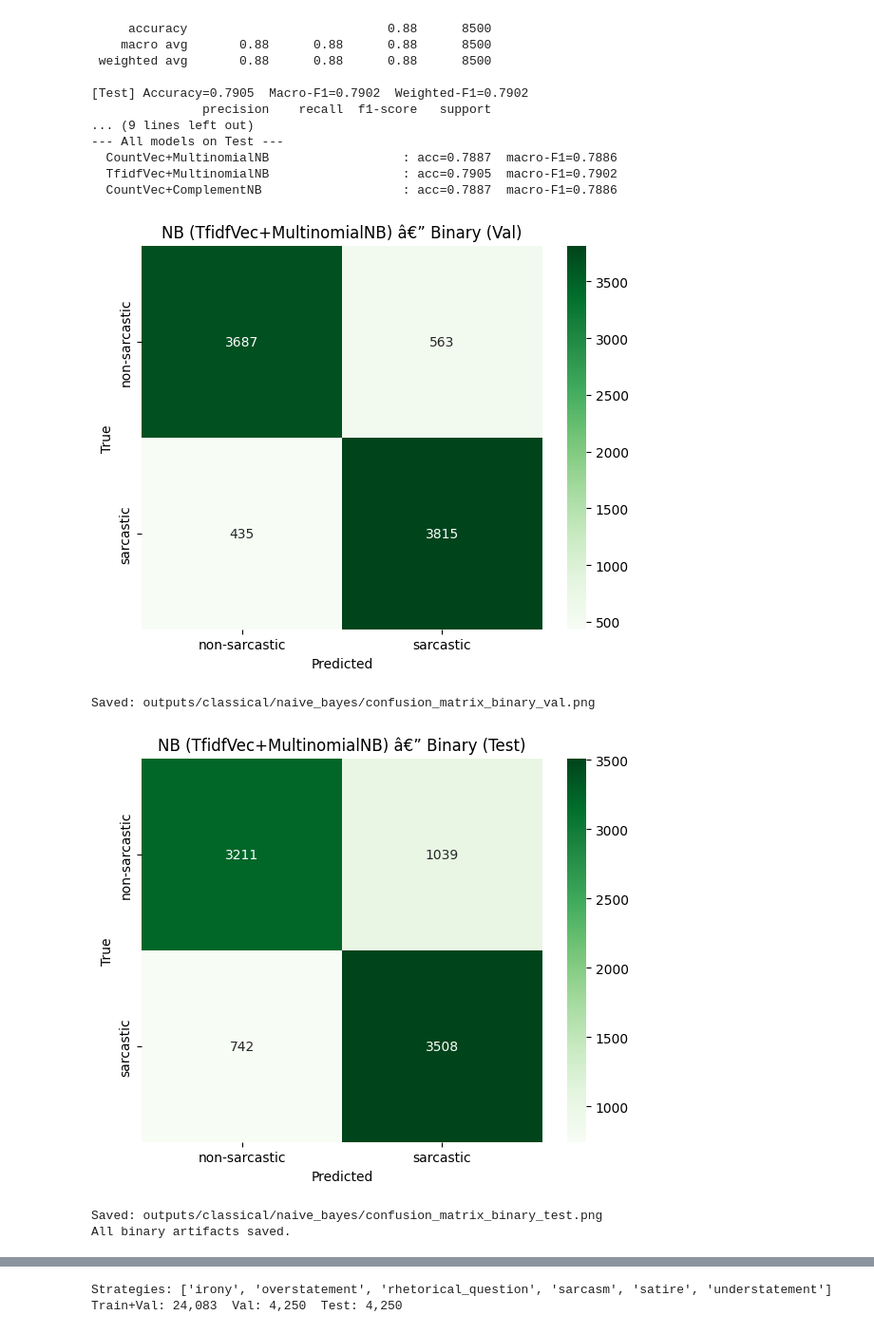
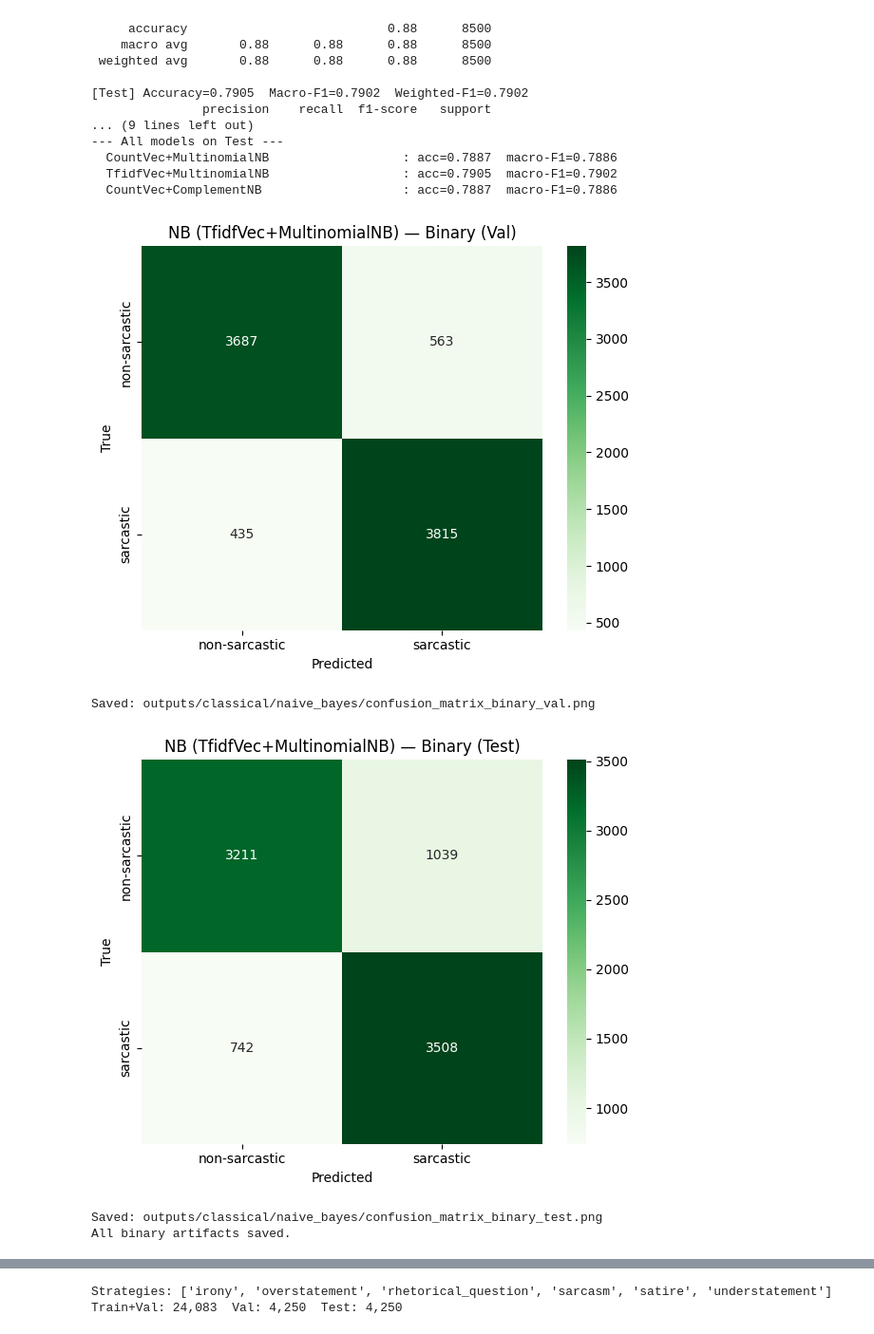
Before and after one commit to SeeYangZhi/Project-LLMao, a Jupyter notebook: colab_package/sarcasm_classification.ipynb, the cells around one changed output, grey strips where cells are left out. Shown at 95% size. Cells and saved outputs as stored; diff of their text form; code cells hidden in the pictures.

```diff
--- a/colab_package/sarcasm_classification.ipynb
+++ b/colab_package/sarcasm_classification.ipynb
@@ -549,7 +554,7 @@ split_dfs = [("Train", train_type), ("Val", val_type), ("Test", test_type)]
 for ax, (name, df) in zip(axes, split_dfs):
     dist = df["type_label"].value_counts()
     dist.plot(kind="barh", ax=ax, color="steelblue")
-    ax.set_title(f"{name} â€” Type Labels (n={len(df):,})", fontsize=13)
+    ax.set_title(f"{name} — Type Labels (n={len(df):,})", fontsize=13)
     ax.set_xlabel("Count")
     for i, (label, cnt) in enumerate(dist.items()):
         ax.text(cnt + 5, i, f"{cnt:,}", va="center", fontsize=9)
@@ -569,7 +574,7 @@ split_dfs_bin = [("Train", train_bin), ("Val", val_bin), ("Test", test_bin)]
 for ax, (name, df) in zip(axes, split_dfs_bin):
     dist = df["binary_label"].value_counts().sort_index()
     ax.bar(["Non-sarcastic (0)", "Sarcastic (1)"], dist.values, color=["coral", "steelblue"])
-    ax.set_title(f"{name} â€” Binary Labels (n={len(df):,})", fontsize=12)
+    ax.set_title(f"{name} — Binary Labels (n={len(df):,})", fontsize=12)
     ax.set_ylabel("Count")
     for i, v in enumerate(dist.values):
         ax.text(i, v + 20, f"{v:,}", ha="center")
@@ -1264,7 +1269,7 @@ non-sarcastic       0.89      0.87      0.88      4250
   TfidfVec+MultinomialNB                  : acc=0.7905  macro-F1=0.7902
   CountVec+ComplementNB                   : acc=0.7887  macro-F1=0.7886
 # %%
-# â”€â”€ Save binary results â”€â”€â”€â”€â”€â”€â”€â”€â”€â”€â”€â”€â”€â”€â”€â”€â”€â”€â”€â”€â”€â”€â”€â”€â”€â”€â”€â”€â”€â”€â”€â”€â”€â”€â”€â”€â”€â”€â”€â”€â”€â”€â”€â”€â”€â”€â”€â”€â”€â”€â”€â”€â”€â”€â”€
+# ── Save binary results ───────────────────────────────────────────────────────
 cfg_bin = {
     "task": "binary", "best_model": best_name_bin,
     "best_params": best_gs_bin.best_params_, "cv_f1_macro": best_gs_bin.best_score_,
@@ -1277,37 +1282,37 @@ with open(OUT_NB / "best_config_binary.json", "w") as f:
     json.dump(cfg_bin, f, indent=2)
 
 all_m_bin = {"val": val_m_bin, "test": test_m_bin,
              "all_test_comparison": all_test_results_bin}
 with open(OUT_NB / "metrics_binary.json", "w") as f:
     json.dump(all_m_bin, f, indent=2)
 
 save_confusion_matrix(
     y_val, y_val_pred_bin, label_names_bin,
     OUT_NB / "confusion_matrix_binary_val.png",
-    f"NB ({best_name_bin}) â€” Binary (Val)"
+    f"NB ({best_name_bin}) — Binary (Val)"
 )
 save_confusion_matrix(
     y_test, y_test_pred_bin, label_names_bin,
     OUT_NB / "confusion_matrix_binary_test.png",
-    f"NB ({best_name_bin}) â€” Binary (Test)"
+    f"NB ({best_name_bin}) — Binary (Test)"
 )
 
 # Predictions
 pred_val_bin = val_bin.copy()
 pred_val_bin["predicted"] = y_val_pred_bin
 pred_val_bin["correct"]   = (pred_val_bin["binary_label"] == pred_val_bin["predicted"]).astype(int)
 pred_val_bin.to_csv(OUT_NB / "predictions_val_binary.csv", index=False)
 
 pred_test_bin = test_bin.copy()
 pred_test_bin["predicted"] = y_test_pred_bin
 pred_test_bin["correct"]   = (pred_test_bin["binary_label"] == pred_test_bin["predicted"]).astype(int)
 pred_test_bin.to_csv(OUT_NB / "predictions_test_binary.csv", index=False)
 
 print("All binary artifacts saved.")
 # %% [output]
-[figure, old version]
+[figure, new version]
 Saved: outputs/classical/naive_bayes/confusion_matrix_binary_val.png
-[figure, old version]
+[figure, new version]
 Saved: outputs/classical/naive_bayes/confusion_matrix_binary_test.png
 All binary artifacts saved.
 # %% [markdown]
```
Also changed, not shown: parts of 67 cells of this notebook.
